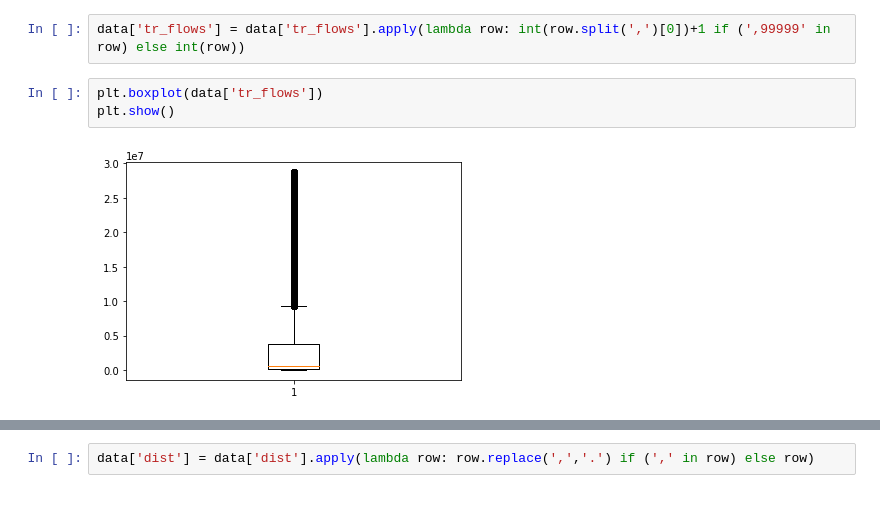
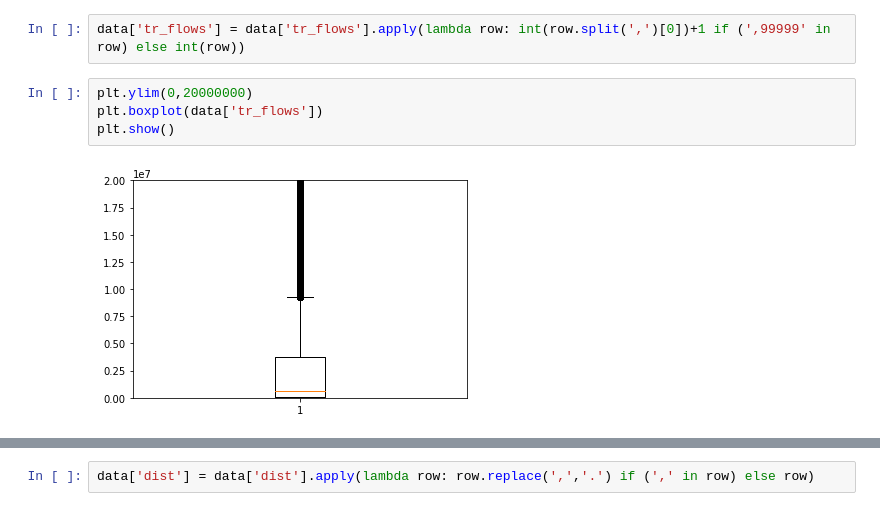
Before and after one commit to makcfd/angela-thesis, a Jupyter notebook: Regression_for_pharma_additional_formula.ipynb, the cells around one changed output, grey strips where cells are left out. Saved outputs shown, nothing was run; the diff lists cells and outputs as text.

```diff
--- a/Model 4.ipynb
+++ b/Regression_for_pharma_additional_formula.ipynb
@@ -87,7 +89,8 @@ Name: tr_flows, dtype: object
 # %%
 data['tr_flows'] = data['tr_flows'].apply(lambda row: int(row.split(',')[0])+1 if (',99999' in row) else int(row))
 # %%
+plt.ylim(0,20000000)
 plt.boxplot(data['tr_flows'])
 plt.show()
 # %% [output]
-[figure, old version]
+[figure, new version]
```
Also changed, not shown: parts of 6 cells of this notebook, 5 other files.
